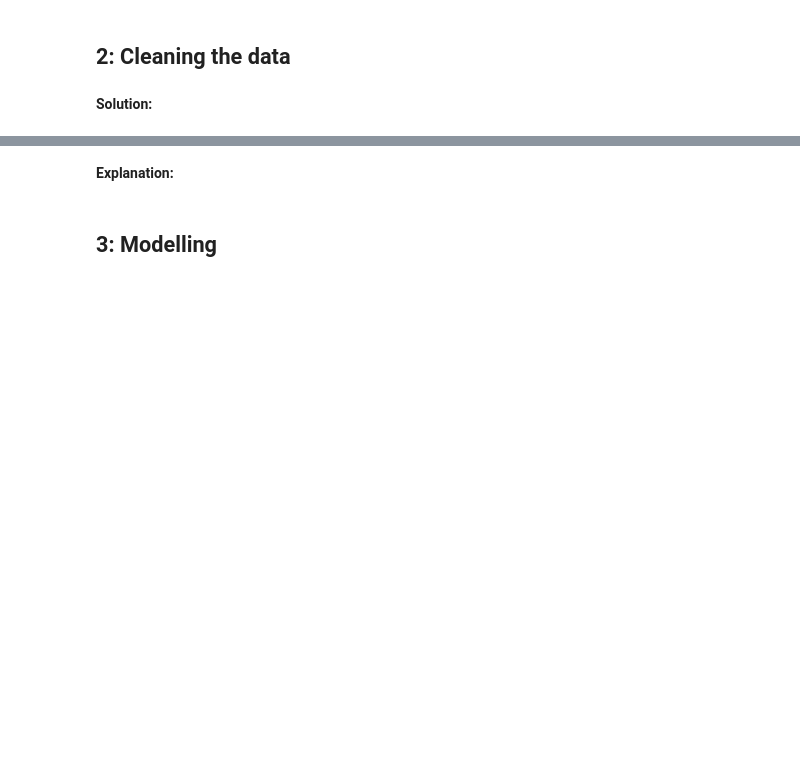
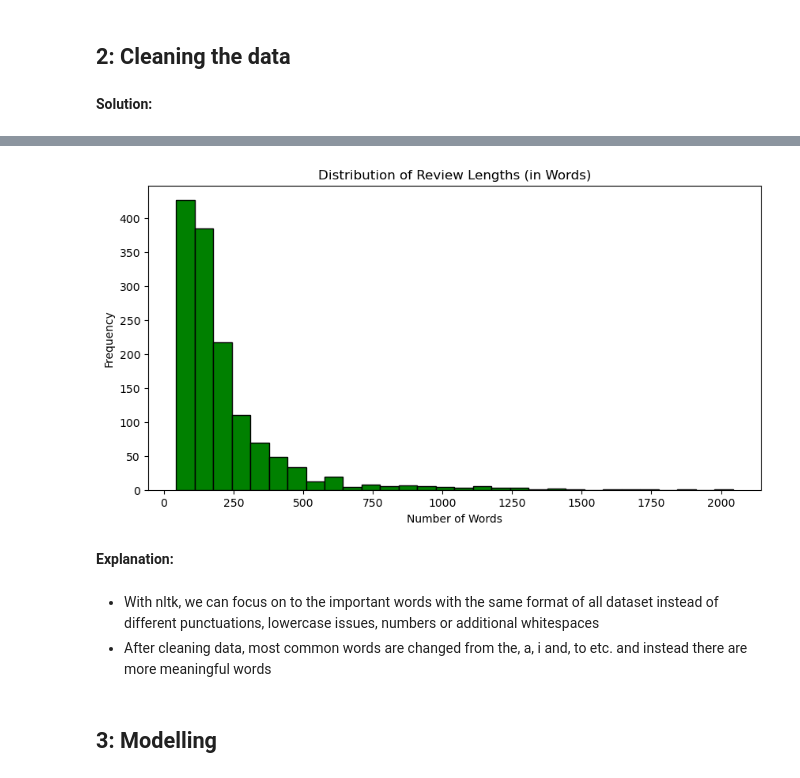
Before and after one commit to beyzoskaya/Data-Science-CS-552, a Jupyter notebook: hw3/Kaya-Beyza-552_HW3.ipynb, the cells around one changed output, grey strips where cells are left out. Drawn from its saved outputs; the diff is of its cells as text; code cells hidden in the pictures; blank space fills up the shorter version.

```diff
--- a/hw3/Kaya-Beyza-552_HW3.ipynb
+++ b/hw3/Kaya-Beyza-552_HW3.ipynb
@@ -509,2 +613,13 @@ def plot_common_words(common_words):
+# %%
+data['text_length'] = data['clean_text'].apply(lambda x: len(x.split()))
+
+plt.figure(figsize=(10,5))
+plt.hist(data['text_length'], bins=30, color='green', edgecolor='black')
+plt.title('Distribution of Review Lengths (in Words)')
+plt.xlabel('Number of Words')
+plt.ylabel('Frequency')
+plt.show()
+# %% [output]
+[figure, added]
 # %% [markdown]
 **Explanation:**
@@ -513,3 +626,6 @@ def plot_common_words(common_words):
+# %% [markdown]
+* With nltk, we can focus on to the important words with the same format of all dataset instead of different punctuations, lowercase issues, numbers or additional whitespaces
+* After cleaning data, most common words are changed from the, a, i and, to etc. and instead there are more meaningful words
 # %% [markdown]
 ## 3:  Modelling
 # %% [markdown]
```
Also changed, not shown: parts of 38 cells of this notebook.
